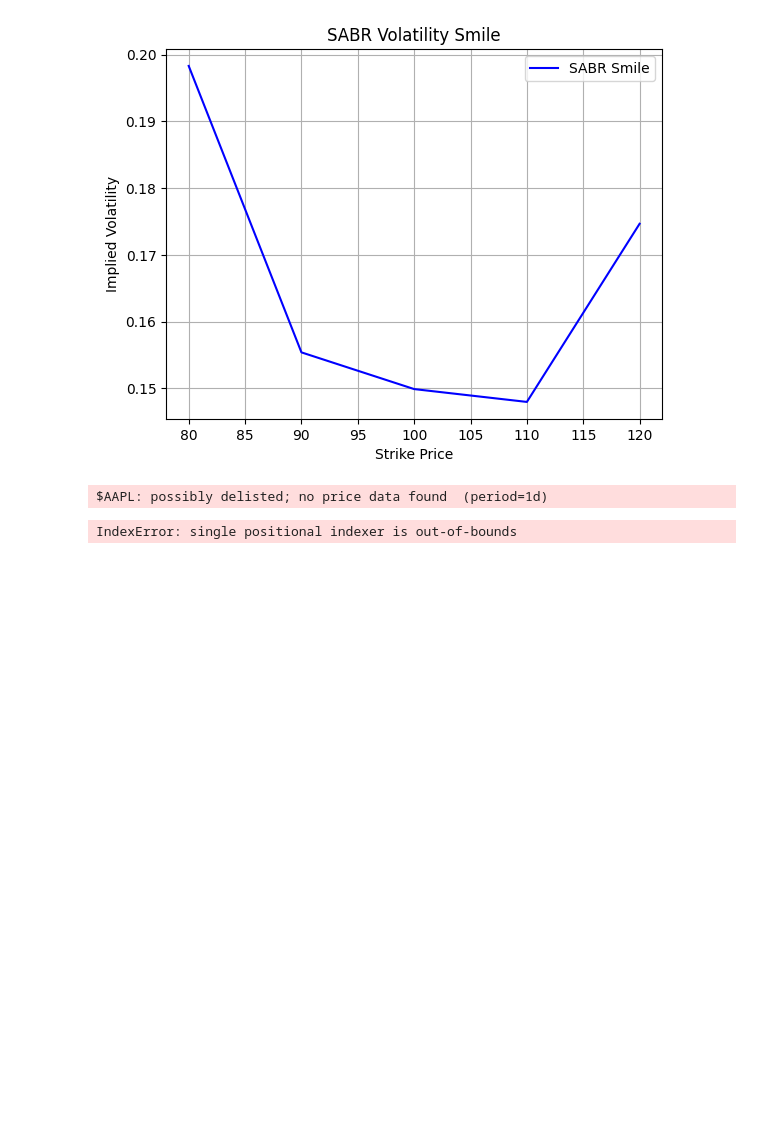
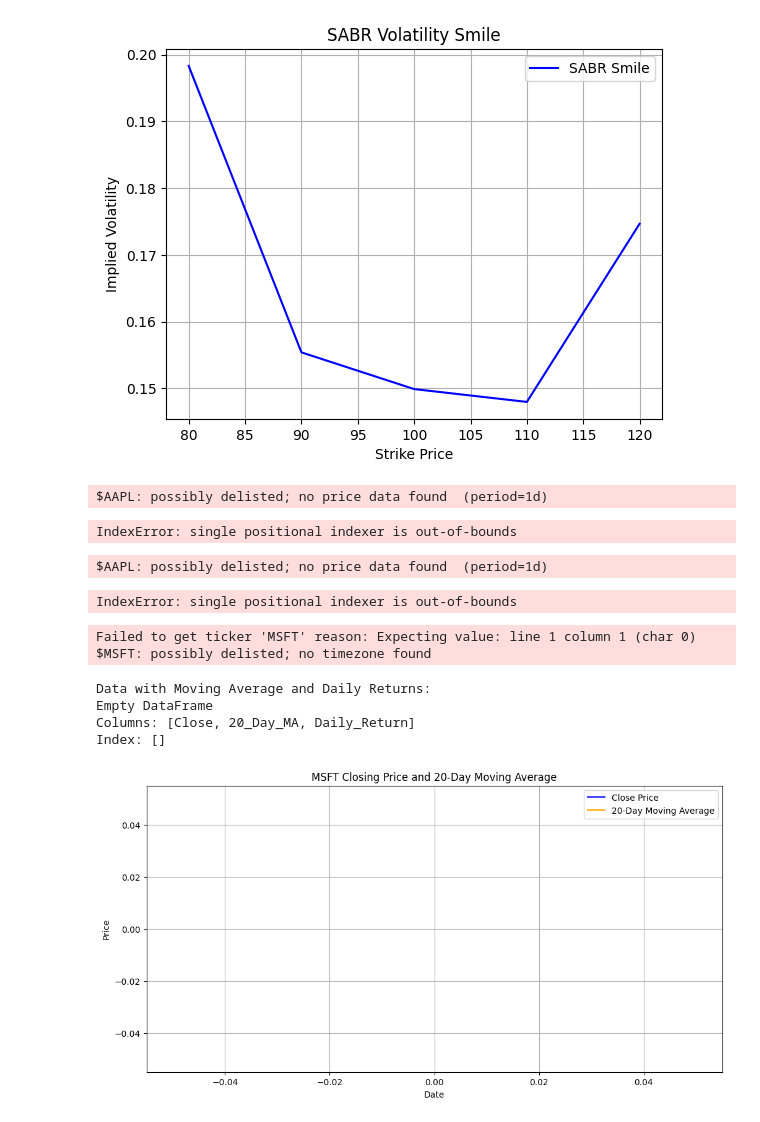
Before and after one commit to Antoinebattini/Deep_hedging_research, a Jupyter notebook: Deep_Hedging/Notebook_lab/SABR_grok.ipynb, the cells around one changed output. Saved outputs shown, nothing was run; the diff lists cells and outputs as text; code cells hidden in the pictures; blank space fills up the shorter version.

```diff
--- a/Deep_Hedging/Notebook_lab/Untitled-1.ipynb
+++ b/Deep_Hedging/Notebook_lab/SABR_grok.ipynb
@@ -203,3 +203,44 @@ F = S * np.exp(r * T)
 # %% [output]
 $AAPL: possibly delisted; no price data found  (period=1d)
 IndexError: single positional indexer is out-of-bounds
+# %%
+get_option_data(ticker, expiration)
+# %% [output]
+$AAPL: possibly delisted; no price data found  (period=1d)
+IndexError: single positional indexer is out-of-bounds
+# %%
+import yfinance as yf
+import pandas as pd
+import matplotlib.pyplot as plt
+
+symbol = 'MSFT'
+start_date = '2023-01-01'
+end_date = '2023-12-31'
+
+stock = yf.Ticker(symbol)
+data = stock.history(start=start_date, end=end_date)
+
+data['20_Day_MA'] = data['Close'].rolling(window=20).mean()
+
+data['Daily_Return'] = data['Close'].pct_change() * 100
+
+print("Data with Moving Average and Daily Returns:")
+print(data[['Close', '20_Day_MA', 'Daily_Return']].head())
+
+plt.figure(figsize=(12, 6))
+plt.plot(data['Close'], label='Close Price', color='blue')
+plt.plot(data['20_Day_MA'], label='20-Day Moving Average', color='orange')
+plt.title(f'{symbol} Closing Price and 20-Day Moving Average')
+plt.xlabel('Date')
+plt.ylabel('Price')
+plt.legend()
+plt.grid(True)
+plt.show()
+# %% [output]
+Failed to get ticker 'MSFT' reason: Expecting value: line 1 column 1 (char 0)
+$MSFT: possibly delisted; no timezone found
+Data with Moving Average and Daily Returns:
+Empty DataFrame
+Columns: [Close, 20_Day_MA, Daily_Return]
+Index: []
+[figure, added]
```
Also changed, not shown: parts of 2 cells of this notebook.
